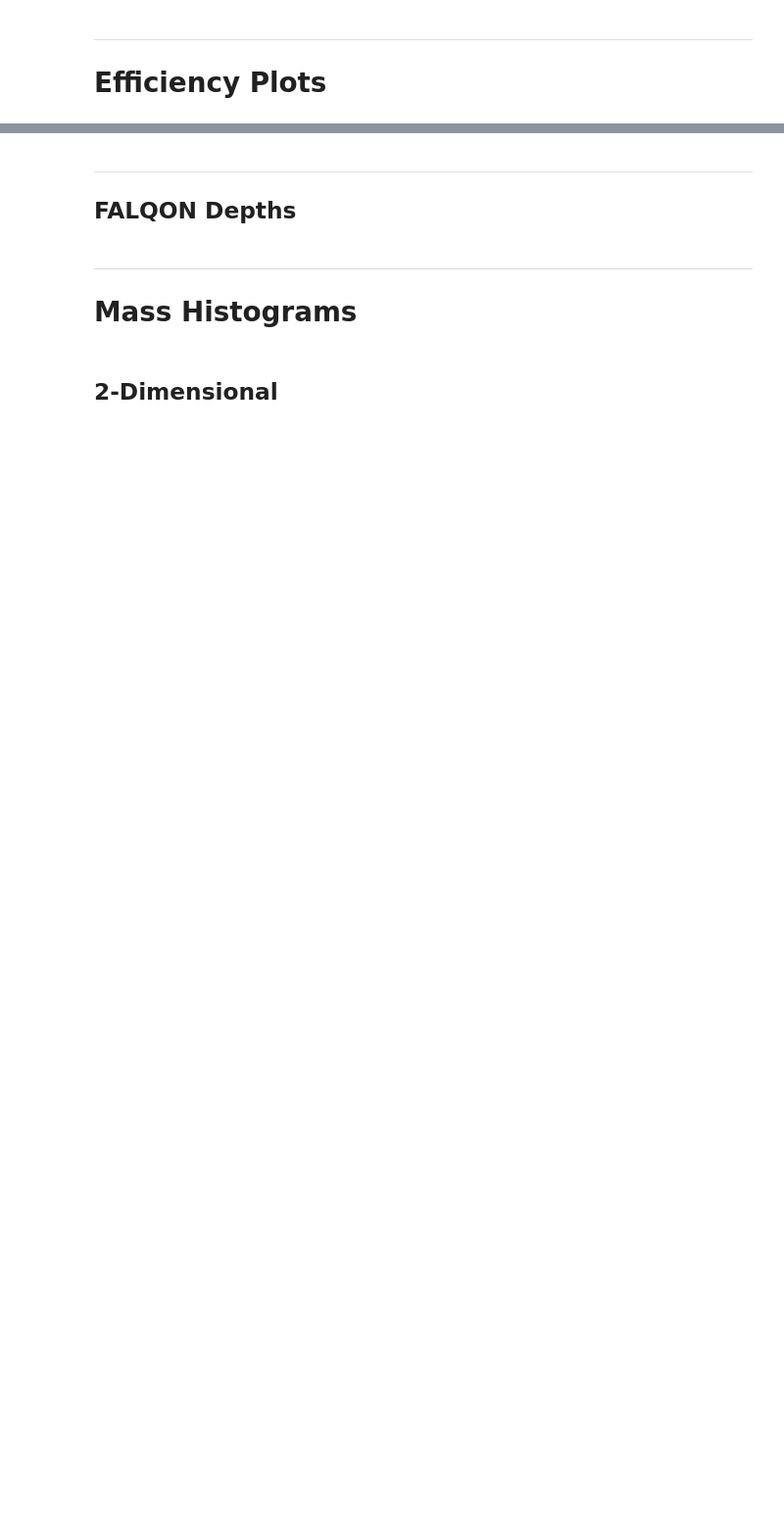
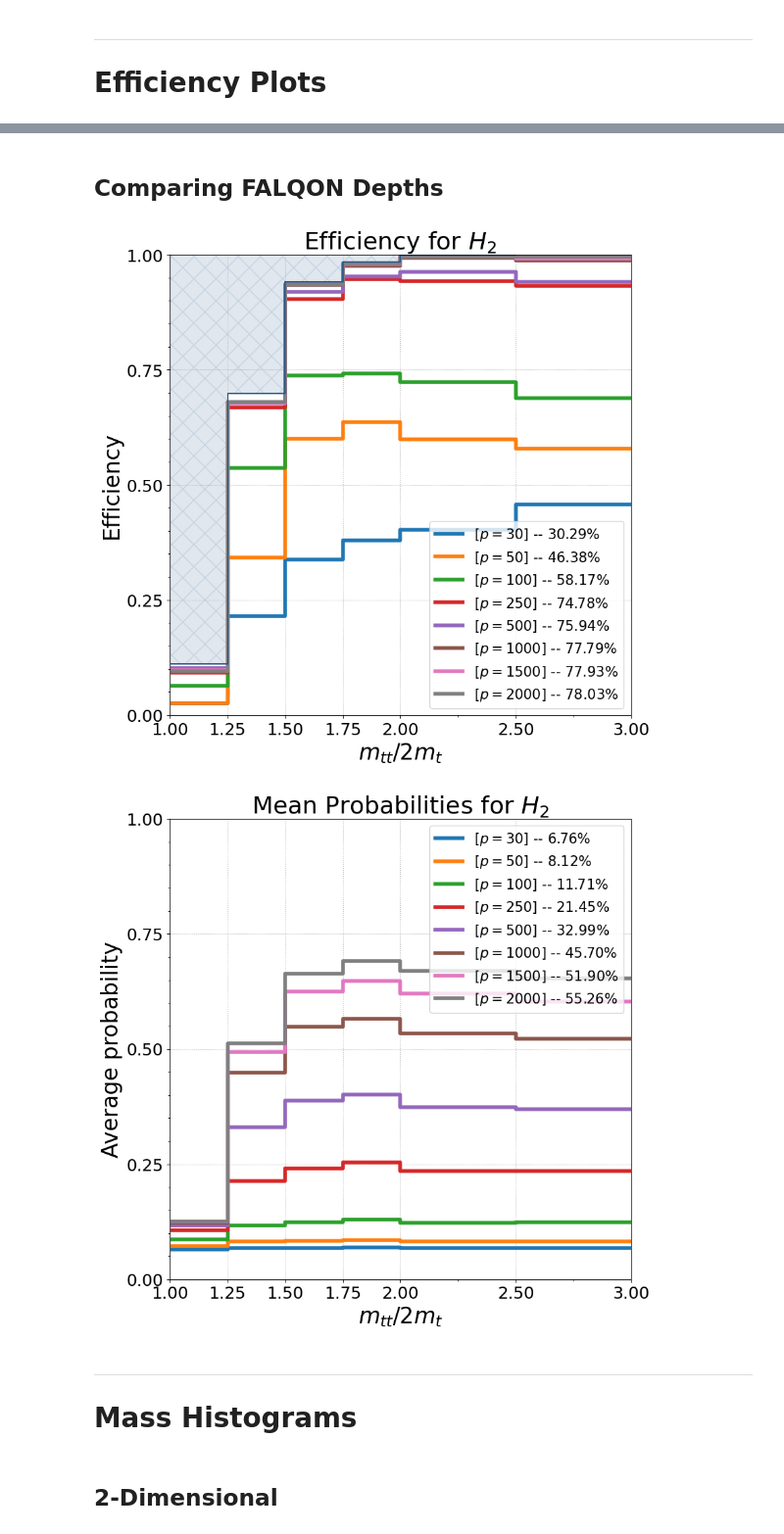
Before and after one commit to crumpstrr33/collider_combinatorics_with_QAs, a Jupyter notebook: analysis.ipynb, the cells around one changed output, grey strips where cells are left out. Shown at 98% size. Drawn from its saved outputs; the diff is of its cells as text; code cells hidden in the pictures; blank space fills up the shorter version.

```diff
--- a/analysis.ipynb
+++ b/analysis.ipynb
@@ -446,4 +598,2 @@ plt.tight_layout()
 # %% [markdown]
----
-
-## FALQON Depths
+## Comparing FALQON Depths
@@ -458,41 +600,39 @@ falqon_effs = find_efficiency(data=falqon_data)
+# %%
+etype, dtype = "ttbar", "parton"
+ham = "H2"
+depths = [30, 50, 100, 250, 500, 1000, 1500, 2000]
+data = load_falqon_depths(find_dir("falqon", MAX_FALQON_DEPTH, ham), depths=depths)
+effs = find_efficiency(data=data, etype=etype)
+probs = find_probabilities(data=data, etype=etype)
 # %%
+fig1, ax1 = plt.subplots(figsize=(9, 9))
 fig2, ax2 = plt.subplots(figsize=(9, 9))
-fig1, ax1 = plt.subplots(figsize=(9, 9))
 
 init_efficiency_plot(ax=ax1)
 init_efficiency_plot(ax=ax2)
-eff_conf_str, label_buffer = "", 15
-for eff, datum, metadatum in zip(falqon_effs, falqon_data, falqon_metadata):
+for eff, prob, datum, depth in zip(effs, probs, data, depths):
     ls = "solid"
-    label = f"[$p={metadatum[1]}$] -- {100 * np.mean(eff):.2f}%"
+    label = f"[$p={depth}$] -- {100 * np.mean(eff):.2f}%"
     make_efficiency_plot(ax=ax1, efficiency=eff, ls=ls, lw=4, label=label)
-
-    eff_conf_str += f"{label.split('-')[0].strip().replace('$', ''):<{label_buffer}} - "
-    eff_conf_str += (
-        " ".join([f"{2 * datum[invm]['rank_probs'].mean():.2f}" for invm in INVMS[:-1]])
-        + "\n"
-    )
-    rank_probs = np.array([datum[invm]["rank_probs"].mean() for invm in INVMS[:-1]])
-    label = f"[$p={metadatum[1]}$] -- {100 * 2 * np.mean(rank_probs):.2f}%"
-    make_efficiency_plot(ax=ax2, efficiency=2 * rank_probs, ls=ls, lw=4, label=label)
-
-buffer = max([len(x.split("- ")[0]) for x in eff_conf_str.split("\n")]) + 2
-print(" " * buffer + " ".join([f"{invm:.2f}" for invm in INVMS[:-1]]))
-print(eff_conf_str)
+    label = f"[$p={depth}$] -- {100 * np.mean(prob):.2f}%"
+    make_efficiency_plot(ax=ax2, efficiency=prob, ls=ls, lw=4, label=label)
 
 fill_kwargs = {"color": "#23578923", "hatch": "x"}
 make_efficiency_plot(
     ax=ax1,
-    efficiency=bruteforce_dict[ham],
+    efficiency=data_dict[etype][dtype][f"{ham}_eff"],
     color="#235789",
     fill=True,
     fill_kwargs=fill_kwargs,
 )
 ax1.set_title(rf"Efficiency for ${'_'.join(list(ham))}$")
 ax1.legend(loc="lower right")
 ax2.set_ylabel("Average probability")
 ax2.set_title(r"Mean Probabilities for $H_2$")
-ax2.legend()
+ax2.legend();
+# %% [output]
+[figure, added]
+[figure, added]
 # %% [markdown]
 ---
 
```
Also changed, not shown: parts of 71 cells of this notebook.
